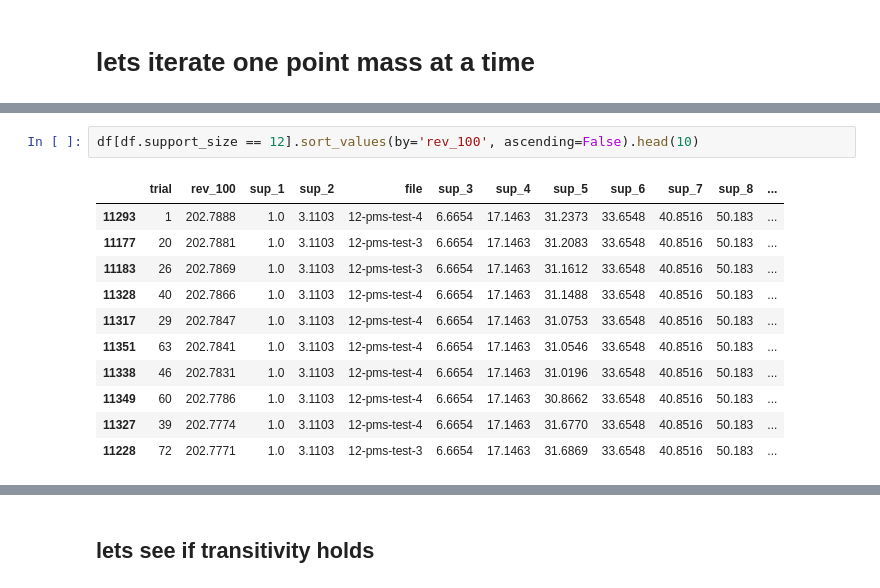
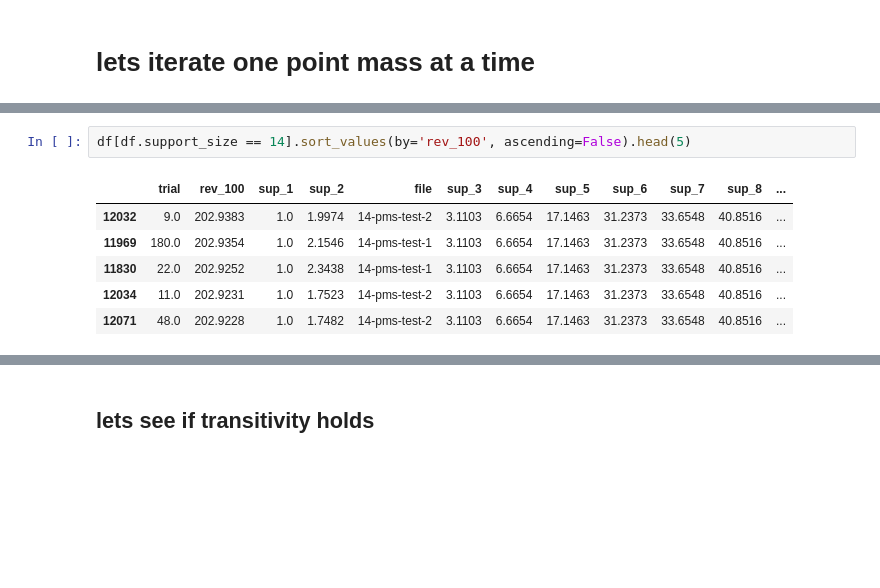
Before and after one commit to antonstengel/cara, a Jupyter notebook: analysis/notebooks/era-discretization-results.ipynb, the cells around one changed output, grey strips where cells are left out. Saved outputs shown, nothing was run; the diff lists cells and outputs as text; blank space fills up the shorter version.

```diff
--- a/analysis/notebooks/era-discretization-results.ipynb
+++ b/analysis/notebooks/era-discretization-results.ipynb
@@ -115,14 +118,9 @@ plt.show()
 # %%
-df[df.support_size == 12].sort_values(by='rev_100', ascending=False).head(10)
+df[df.support_size == 14].sort_values(by='rev_100', ascending=False).head(5)
 # %% [output]
 |  | trial | rev_100 | sup_1 | sup_2 | file | sup_3 | sup_4 | sup_5 | sup_6 | sup_7 | sup_8 | ... |
-| 11293 | 1 | 202.7888 | 1.0 | 3.1103 | 12-pms-test-4 | 6.6654 | 17.1463 | 31.2373 | 33.6548 | 40.8516 | 50.183 | ... |
-| 11177 | 20 | 202.7881 | 1.0 | 3.1103 | 12-pms-test-3 | 6.6654 | 17.1463 | 31.2083 | 33.6548 | 40.8516 | 50.183 | ... |
-| 11183 | 26 | 202.7869 | 1.0 | 3.1103 | 12-pms-test-3 | 6.6654 | 17.1463 | 31.1612 | 33.6548 | 40.8516 | 50.183 | ... |
-| 11328 | 40 | 202.7866 | 1.0 | 3.1103 | 12-pms-test-4 | 6.6654 | 17.1463 | 31.1488 | 33.6548 | 40.8516 | 50.183 | ... |
-| 11317 | 29 | 202.7847 | 1.0 | 3.1103 | 12-pms-test-4 | 6.6654 | 17.1463 | 31.0753 | 33.6548 | 40.8516 | 50.183 | ... |
-| 11351 | 63 | 202.7841 | 1.0 | 3.1103 | 12-pms-test-4 | 6.6654 | 17.1463 | 31.0546 | 33.6548 | 40.8516 | 50.183 | ... |
-| 11338 | 46 | 202.7831 | 1.0 | 3.1103 | 12-pms-test-4 | 6.6654 | 17.1463 | 31.0196 | 33.6548 | 40.8516 | 50.183 | ... |
-| 11349 | 60 | 202.7786 | 1.0 | 3.1103 | 12-pms-test-4 | 6.6654 | 17.1463 | 30.8662 | 33.6548 | 40.8516 | 50.183 | ... |
-| 11327 | 39 | 202.7774 | 1.0 | 3.1103 | 12-pms-test-4 | 6.6654 | 17.1463 | 31.6770 | 33.6548 | 40.8516 | 50.183 | ... |
-| 11228 | 72 | 202.7771 | 1.0 | 3.1103 | 12-pms-test-3 | 6.6654 | 17.1463 | 31.6869 | 33.6548 | 40.8516 | 50.183 | ... |
+| 12032 | 9.0 | 202.9383 | 1.0 | 1.9974 | 14-pms-test-2 | 3.1103 | 6.6654 | 17.1463 | 31.2373 | 33.6548 | 40.8516 | ... |
+| 11969 | 180.0 | 202.9354 | 1.0 | 2.1546 | 14-pms-test-1 | 3.1103 | 6.6654 | 17.1463 | 31.2373 | 33.6548 | 40.8516 | ... |
+| 11830 | 22.0 | 202.9252 | 1.0 | 2.3438 | 14-pms-test-1 | 3.1103 | 6.6654 | 17.1463 | 31.2373 | 33.6548 | 40.8516 | ... |
+| 12034 | 11.0 | 202.9231 | 1.0 | 1.7523 | 14-pms-test-2 | 3.1103 | 6.6654 | 17.1463 | 31.2373 | 33.6548 | 40.8516 | ... |
+| 12071 | 48.0 | 202.9228 | 1.0 | 1.7482 | 14-pms-test-2 | 3.1103 | 6.6654 | 17.1463 | 31.2373 | 33.6548 | 40.8516 | ... |
```
Also changed, not shown: parts of 29 cells of this notebook, 50 other files.
